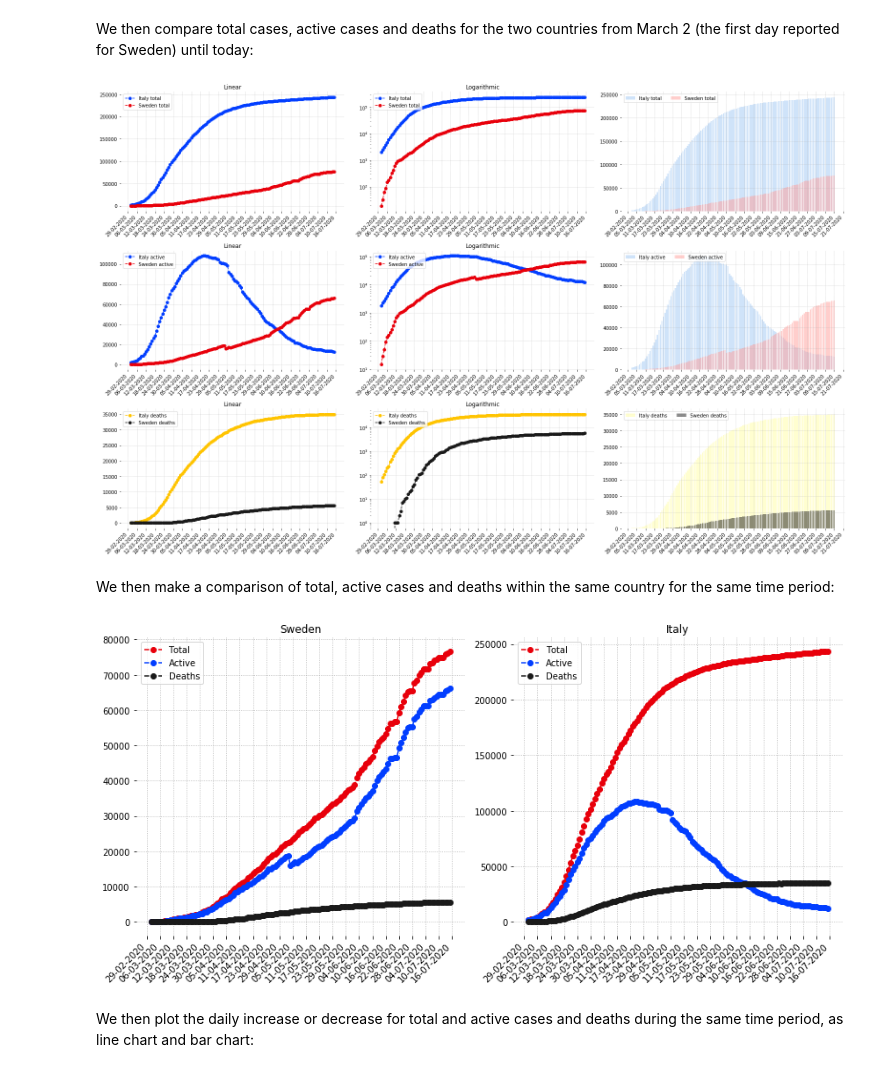
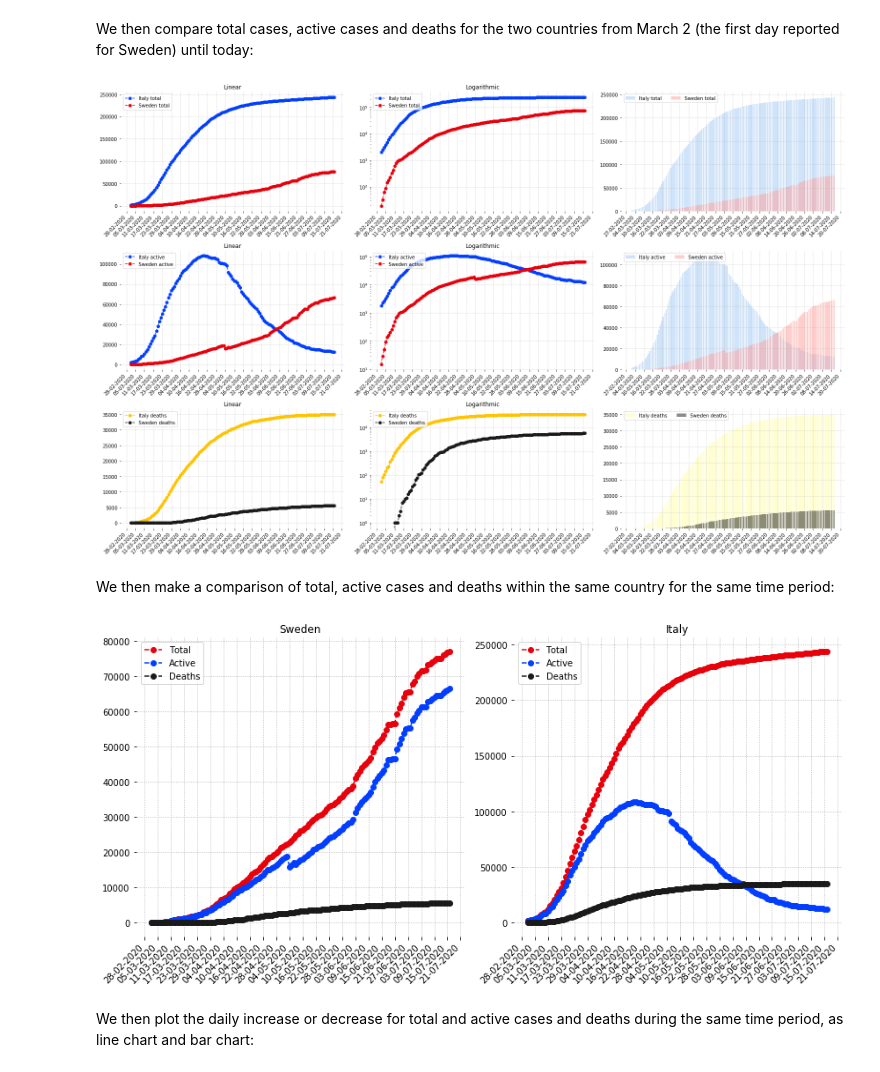
Before and after one commit to eera-l/Covid19-Sweden-Overview, a Jupyter notebook: c19-it-swe.ipynb, the cells around one changed output. Drawn from its saved outputs; the diff is of its cells as text; code cells hidden in the pictures.

```diff
--- a/c19-it-swe.ipynb
+++ b/c19-it-swe.ipynb
@@ -34,7 +34,7 @@ italy_active = np.array([1049, 1577, 1835, 2263, 2706, 3296, 3916, 5061, 6387, 7
                          81266, 78457, 76440, 72070, 70187, 68351, 66553, 65129, 62752, 60960, 59322, 57752, 56594, 55300, 52942,
                          50966, 47986, 46175, 43691, 42097, 41367, 39893, 39297, 38429, 36976, 35877, 35262, 34730, 32872, 31710,
                          30637, 28997, 27485, 26274, 25909, 24569, 23925, 23101, 21543, 21212, 20972, 20637, 19573, 18655, 18303,
-                         17638, 16836, 16681, 16496, 15563])
+                         17638, 16836, 16681, 16496, 15563, 15255])
 
 
 sweden_active = np.array([1036, 1113, 1187, 1276, 1412, 1607, 1734, 1897, 2003, 2243, 2448, 2747, 2948, 3326, 3574, 3928, 4291, 4735,
@@ -44,7 +44,7 @@ sweden_active = np.array([1036, 1113, 1187, 1276, 1412, 1607, 1734, 1897, 2003,
                           22171, 22853, 23390, 24026, 24296, 24534, 24988, 25487, 26081, 26644, 27260, 27915, 28350, 28668, 29302,
                           31396, 32495, 33499, 34297, 35185, 35608, 36396, 37105, 38668, 40042, 41158, 41804, 42503, 43400, 44753,
                           46311, 46311, 46611, 46611, 49196, 50854, 52204, 53892, 54961, 55209, 55209, 57439, 58229, 59551, 60331,
-                          61174, 61174, 61307, 62820, 63052, 63586, 63964, 64484, 64484, 64484, 65376, 65672, 66100])
+                          61174, 61174, 61307, 62820, 63052, 63586, 63964, 64484, 64484, 64484, 65376, 65672, 66100, 66475])
 
 italy_hospitalized = np.array([401, 639, 742, 1034, 1346, 1790, 2394, 2651, 3550, 4316, 5038, 5838, 6650, 7426, 8372, 9663, 11025,
                                12894, 14363, 15757, 16020, 17708, 19846, 20692, 21937, 23112, 24753, 26029, 26676, 27386, 27795,
@@ -54,7 +54,7 @@ italy_hospitalized = np.array([401, 639, 742, 1034, 1346, 1790, 2394, 2651, 3550
                                12865, 12172, 11453, 10792, 10400, 10311, 10207, 9991, 9624, 9269, 8957, 8695, 8613, 8185, 7917,
                                7729, 7379, 7094, 6680, 6387, 6099, 5916, 5742, 5503, 5301, 5002, 4864, 4729, 4581, 4320, 4131,
                                3893, 3747, 3594, 3489, 3301, 3113, 2867, 2632, 2474, 2314, 2038, 1853, 1610, 1515, 1356, 1260,
-                               1160, 1120, 1090])
+                               1160, 1120, 1090, 1025])
 
 sweden_hospitalized = np.array([0, 0, 0, 43, 177, 256, 279, 331, 426, 497, 577, 696, 803, 902, 973, 1121, 1219, 1320, 1400, 1480,
                                 1508, 1726, 1742, 1799, 1838, 1846, 1942, 1986, 2037, 2100, 2138, 2152, 2156, 2221, 2156, 2234,
@@ -63,7 +63,7 @@ sweden_hospitalized = np.array([0, 0, 0, 43, 177, 256, 279, 331, 426, 497, 577,
                                 1732, 1712, 1707, 1734, 1730, 1687, 1633, 1629, 1608, 1617, 1649, 1630, 1559, 1552, 1512, 1481,
                                 1486, 1517, 1463, 1428, 1367, 1352, 1352, 1352, 1303, 1264, 1223, 1179, 1181, 1181, 1176, 1144,
                                 1148, 1094, 993, 986, 986, 986, 895, 879, 858, 770, 760, 760, 760, 663, 650, 626, 562, 521, 521,
-                                521, 484, 470, 439])
+                                521, 484, 470, 439, 360])
 
 italy_icu = np.array([105, 140, 166, 229, 295, 351, 462, 567, 650, 733, 877, 1028, 1153, 1328, 1518, 1672, 1851, 2060, 2257, 2498,
                       2655, 2857, 3009, 3204, 3396, 3489, 3612, 3732, 3856, 3906, 3981, 4023, 4035, 4053, 4068, 3994, 3977, 3898,
@@ -71,14 +71,14 @@ italy_icu = np.array([105, 140, 166, 229, 295, 351, 462, 567, 650, 733, 877, 102
                       2102, 2009, 1956, 1863, 1795, 1694, 1578, 1539, 1501, 1479, 1427, 1333, 1311, 1168, 1034, 1027, 999, 952,
                       893, 855, 808, 775, 762, 749, 716, 676, 640, 595, 572, 553, 541, 521, 505, 489, 475, 450, 435, 424, 408,
                       353, 338, 316, 293, 287, 283, 263, 249, 236, 227, 220, 209, 207, 177, 163, 168, 161, 152, 148, 127, 115,
-                      107, 103, 105, 97, 98, 96, 93])
+                      107, 103, 105, 97, 98, 96, 93, 87])
 
 sweden_icu = np.array([0, 0, 0, 23, 31, 45, 49, 58, 92, 110, 142, 160, 182, 202, 219, 265, 293, 312, 339, 361, 376, 387, 400, 439,
                        451, 464, 486, 504, 500, 521, 522, 528, 527, 523, 524, 522, 537, 525, 517, 537, 541, 556, 543, 533, 531, 537,
                        524, 519, 526, 523, 504, 492, 484, 474, 466, 459, 443, 434, 422, 411, 401, 388, 381, 379, 383, 366, 366, 358,
                        352, 344, 347, 337, 331, 316, 320, 310, 305, 309, 307, 309, 308, 292, 287, 291, 298, 296, 280, 280, 268, 267,
                        267, 267, 245, 239, 232, 223, 223, 223, 223, 202, 201, 191, 182, 170, 170, 170, 157, 150, 139, 129, 135, 135,
-                       135, 125, 118, 110, 100, 94, 94, 94, 89, 87, 79])
+                       135, 125, 118, 110, 100, 94, 94, 94, 89, 87, 79, 67])
 
 
 italy_d = np.array([29, 34, 52, 79, 107, 148, 197, 233, 366, 463, 631, 827, 1016, 1266, 1441, 1809, 2158, 2503, 2978, 3405, 4032, 4825,
@@ -88,7 +88,7 @@ italy_d = np.array([29, 34, 52, 79, 107, 148, 197, 233, 366, 463, 631, 827, 1016
                     30560, 30739, 30911, 31106, 31368, 31610, 31763, 31908, 32007, 32169, 32330, 32486, 32616, 32735, 32785, 32877,
                     32955, 33072, 33142, 33229, 33340, 33415, 33475, 33530, 33601, 33689, 33774, 33846, 33899, 33964, 34043, 34114,
                     34167, 34223, 34301, 34345, 34371, 34405, 34448, 34514, 34561, 34610, 34634, 34657, 34675, 34644, 34678, 34708,
-                    34716, 34738, 34744, 34767])
+                    34716, 34738, 34744, 34767, 34788])
 
 sweden_d = np.array([3, 7, 8, 10, 11, 16, 20, 23, 33, 40, 63, 78, 105, 112, 123, 167, 199, 259, 307, 358, 391, 428, 506, 618, 696,
                      812, 881, 901, 915, 946, 1084, 1223, 1360, 1442, 1546, 1578, 1633, 1795, 1939, 2028, 2159, 2202, 2206, 2289,
@@ -96,7 +96,7 @@ sweden_d = np.array([3, 7, 8, 10, 11, 16, 20, 23, 33, 40, 63, 78, 105, 112, 123,
                      3689, 3694, 3712, 3783, 3857, 3895, 3956, 4029, 4032, 4066, 4146, 4243, 4291, 4361, 4408, 4415, 4433, 4501,
                      4578, 4598, 4674, 4678, 4689, 4722, 4757, 4824, 4849, 4887, 4892, 4892, 4909, 4952, 5063, 5078, 5078, 5079,
                      5079, 5151, 5182, 5222, 5249, 5295, 5304, 5304, 5332, 5351, 5395, 5436, 5446, 5446, 5447, 5461, 5472, 5515,
-                     5532, 5554, 5554, 5554, 5564, 5581, 5610])
+                     5532, 5554, 5554, 5554, 5564, 5581, 5610, 5617])
 
 x = np.arange(1, len(italy_active) + 1)
 
@@ -257,7 +257,7 @@ italy_total = np.array([2036, 2502, 3089, 3858, 4636, 5883, 7375, 9172, 10149, 1
                         232248, 232664, 233019, 233197, 233515, 233836, 234013, 234531, 234801, 234998, 235278, 235561, 235763, 236142,
                         236305, 236651, 236989, 237290, 237500, 237828, 238159, 238011, 238275, 238499, 238720, 238833, 239410, 239706,
                         239961, 240136, 240310, 240436, 240578, 240760, 240961, 241184, 241419, 241611, 241819, 241956, 242149, 242363,
-                        242639, 242827, 243061, 243230, 243344, 243506])
+                        242639, 242827, 243061, 243230, 243344, 243506, 243736])
 
 sweden_total = np.array([19, 32, 62, 87, 146, 179, 225, 326, 424, 620, 772, 924, 995, 1064, 1147, 1266, 1411, 1554, 1734, 1868, 1985,
                          2167, 2397, 2711, 2997, 3363, 3663, 3944, 4359, 4834, 5319, 5874, 6477, 6834, 7175, 7565, 8303, 8958, 9602,
@@ -267,7 +267,7 @@ sweden_total = np.array([19, 32, 62, 87, 146, 179, 225, 326, 424, 620, 772, 924,
                          35906, 36592, 37294, 37736, 38072, 38774, 40945, 42064, 43144, 43946, 44845, 45301, 46124, 46900, 48488, 49900,
                          51021, 51667, 52383, 53323, 54787, 56360, 56360, 56661, 56661, 59318, 61007, 62397, 64112, 65227, 65484, 65484,
                          67742, 68551, 69917, 70738, 71591, 71591, 71725, 73252, 73495, 74072, 74467, 75009, 75009, 75009, 75911, 76224,
-                         76681])
+                         76681, 77063])
 
 italy_active = np.array([1835, 2263, 2706, 3296, 3916, 5061, 6387, 7985, 8514, 10590, 12839, 14955, 17750, 20603, 23073, 26062, 28710,
                          33190, 37860, 42681, 46638, 50418, 54030, 57521, 62013, 66414, 70065, 73880, 75528, 77635, 80572, 83049, 85388,
@@ -277,7 +277,7 @@ italy_active = np.array([1835, 2263, 2706, 3296, 3916, 5061, 6387, 7985, 8514, 1
                          65129, 62752, 60960, 59322, 57752, 56594, 55300, 52942, 50966, 47986, 46175, 43691, 42075, 41367, 39893, 39297,
                          38429, 36976, 35877, 35262, 34730, 32872, 31710, 30637, 28997, 27485, 26274, 25909, 24569, 23925, 23101, 21543,
                          21212, 20972, 20637, 19573, 18655, 18303, 17638, 16836, 16681, 16469, 15563, 15255, 15060, 14884, 14621, 14642,
-                         14709, 14242, 13595, 13459, 13428, 13303, 13179, 13157, 12919, 12493])
+                         14709, 14242, 13595, 13459, 13428, 13303, 13179, 13157, 12919, 12493, 12473])
 
 sweden_active = np.array([15, 29, 51, 93, 136, 160, 202, 259, 354, 498, 685, 812, 958, 1036, 1113, 1187, 1276, 1412, 1607, 1734, 1897,
                           2003, 2243, 2448, 2747, 2948, 3326, 3574, 3928, 4291, 4735, 5157, 5566, 5961, 6350, 6634, 7026, 7653, 8233,
@@ -287,7 +287,7 @@ sweden_active = np.array([15, 29, 51, 93, 136, 160, 202, 259, 354, 498, 685, 812
                           25487, 26081, 26644, 27260, 27915, 28350, 28668, 29302, 31396, 32495, 33499, 34297, 35185, 35608, 36396,
                           37105, 38668, 40042, 41158, 41804, 42503, 43400, 44753, 46311, 46311, 46611, 46611, 49196, 50854, 52204,
                           53892, 54961, 55209, 55209, 57439, 58229, 59551, 60331, 61174, 61174, 61307, 62820, 63052, 63586, 63964,
-                          64484, 64484, 64484, 65376, 65672, 66100])
+                          64484, 64484, 64484, 65376, 65672, 66100, 66475])
 
 
 italy_d = np.array([52, 79, 107, 148, 197, 233, 366, 463, 631, 827, 1016, 1266, 1441, 1809, 2158, 2503, 2978, 3405, 4032, 4825, 5475,
@@ -298,7 +298,7 @@ italy_d = np.array([52, 79, 107, 148, 197, 233, 366, 463, 631, 827, 1016, 1266,
                     33072, 33142, 33229, 33340, 33415, 33475, 33530, 33601, 33689, 33774, 33846, 33899, 33964, 34043, 34114, 34167,
                     34223, 34301, 34345, 34371, 34405, 34448, 34514, 34561, 34610, 34634, 34657, 34675, 34644, 34678, 34708, 34716,
                     34738, 34744, 34767, 34788, 34818, 34833, 34854, 34861, 34869, 34899, 34914, 34926, 34938, 34945, 34954, 34967,
-                    34984, 34997])
+                    34984, 34997, 35017])
 
 sweden_d = np.array([0, 0, 0, 0, 0, 0, 0, 0, 0, 1, 1, 1, 2, 3, 7, 8, 10, 11, 16, 20, 23, 33, 40, 63, 78, 105, 112, 123, 167, 199, 259,
                      307, 358, 391, 428, 506, 618, 696, 812, 881, 901, 915, 946, 1084, 1223, 1360, 1442, 1546, 1578, 1633, 1795, 1939,
@@ -306,7 +306,7 @@ sweden_d = np.array([0, 0, 0, 0, 0, 0, 0, 0, 0, 1, 1, 1, 2, 3, 7, 8, 10, 11, 16,
                      3343, 3476, 3550, 3669, 3689, 3694, 3712, 3783, 3857, 3895, 3956, 4029, 4032, 4066, 4146, 4243, 4291, 4361, 4408,
                      4415, 4433, 4501, 4578, 4598, 4674, 4678, 4689, 4722, 4757, 4824, 4849, 4887, 4892, 4892, 4909, 4952, 5063, 5078,
                      5078, 5079, 5079, 5151, 5182, 5222, 5249, 5295, 5304, 5304, 5332, 5351, 5395, 5436, 5446, 5446, 5447, 5461, 5472,
-                     5515, 5532, 5554, 5554, 5554, 5564, 5581, 5610])
+                     5515, 5532, 5554, 5554, 5554, 5564, 5581, 5610, 5617])
 
 start = dt.date(2020, 3, 2)
 end = start + dt.timedelta(days=len(italy_active))
@@ -381,34 +381,34 @@ ax7.axes.grid(linestyle='dotted')
 ax8 = fig.add_subplot(338)
 ax8.plot(days, italy_d, '--yo', label='Italy deaths')
 ax8.plot(days, sweden_d, '--ko', label='Sweden deaths')
 ax8.legend(loc="upper left")
 ax8.set_title('Logarithmic')
 ax8.set_yscale('log')
 ax8.xaxis.set_major_formatter(mdates.DateFormatter('%d-%m-%Y'))
 ax8.xaxis.set_major_locator(mdates.DayLocator(interval=interval))
 ax8.axes.grid(linestyle='dotted')
 
 ax9 = fig.add_subplot(339)
 sns.set_color_codes('pastel')
 ax9.bar(days, italy_d, color='y', alpha=0.5, label='Italy deaths')
 ax9.bar(days, sweden_d, color='k', alpha=0.5, label='Sweden deaths')
 ax9.legend(ncol = 2, loc = 'upper left')
 ax9.xaxis.set_major_formatter(mdates.DateFormatter('%d-%m-%Y'))
 ax9.xaxis.set_major_locator(mdates.DayLocator(interval=interval))
 
 sns.set_color_codes('bright')
 sns.despine(left = True, bottom = True)
 for ax in fig.axes:
   for label in ax.get_xticklabels():
     label.set_ha("right")
     label.set_rotation(45)
   ax.grid(linestyle='dotted')
 fig.set_figheight(14)
 fig.set_figwidth(22)
 plt.tight_layout()
 plt.show()
 # %% [output]
-[figure, old version]
+[figure, new version]
 # %% [markdown]
 We then make a comparison of total, active cases and deaths within the same country for the same time period:
 # %%
@@ -455,7 +455,7 @@ fig.set_figwidth(12)
 plt.tight_layout()
 plt.show()
 # %% [output]
-[figure, old version]
+[figure, new version]
 # %% [markdown]
 We then plot the daily increase or decrease for total and active cases and deaths during the same time period, as line chart and bar chart:
 # %%
```
Also changed, not shown: parts of 6 cells of this notebook, 1 other file.
